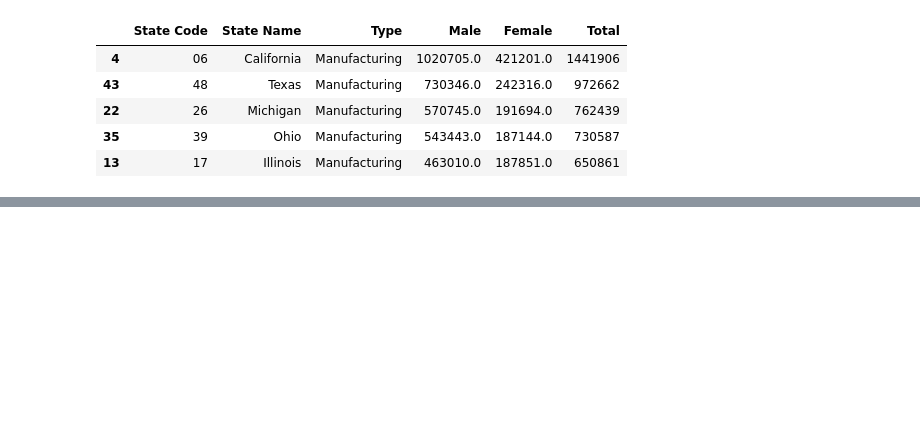
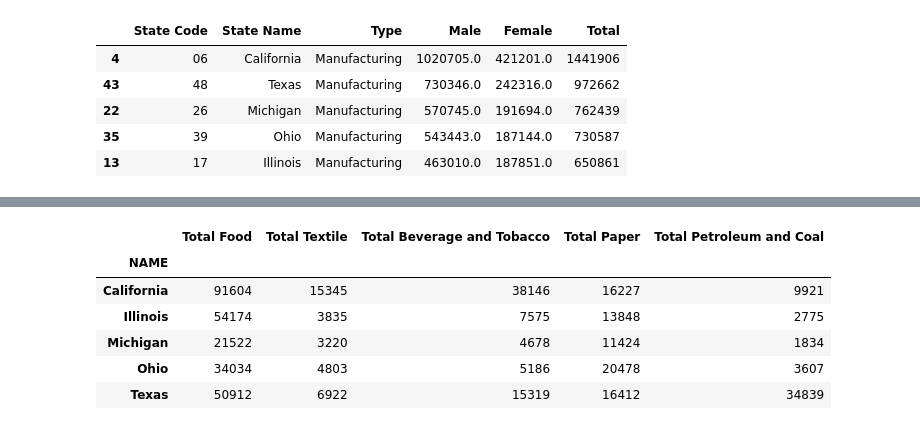
Before and after one commit to scooops94/Project_CSS, a Jupyter notebook: Census_Demo.ipynb, the cells around one changed output, grey strips where cells are left out. Cells and saved outputs as stored; diff of their text form; code cells hidden in the pictures; blank space fills up the shorter version.

```diff
--- a/Census_Demo.ipynb
+++ b/Census_Demo.ipynb
@@ -179,0 +307,11 @@ rs_data.sort_values('Total', ascending=False).head()
+# %%
+top_5_total=manufacturing_data_df[["Total Food", "Total Textile", "Total Beverage and Tobacco", "Total Paper", "Total Petroleum and Coal"]]
+top_5_total
+# %% [output]
+|  | Total Food | Total Textile | Total Beverage and Tobacco | Total Paper | Total Petroleum and Coal |
+| NAME |  |  |  |  |  |
+| California | 91604 | 15345 | 38146 | 16227 | 9921 |
+| Illinois | 54174 | 3835 | 7575 | 13848 | 2775 |
+| Michigan | 21522 | 3220 | 4678 | 11424 | 1834 |
+| Ohio | 34034 | 4803 | 5186 | 20478 | 3607 |
+| Texas | 50912 | 6922 | 15319 | 16412 | 34839 |
```
Also changed, not shown: parts of 19 cells of this notebook.
